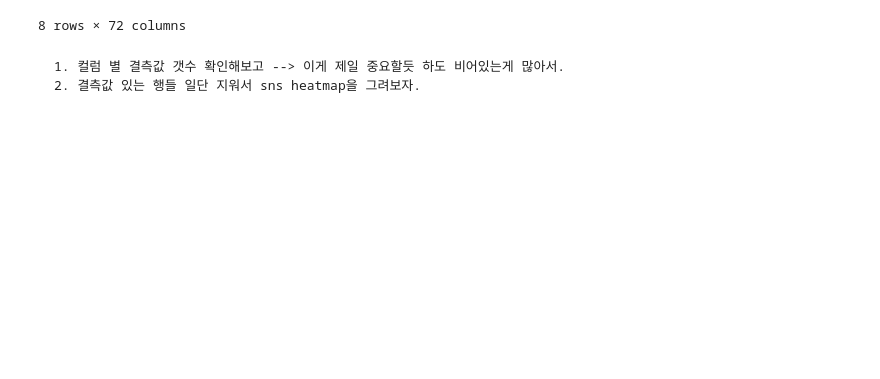
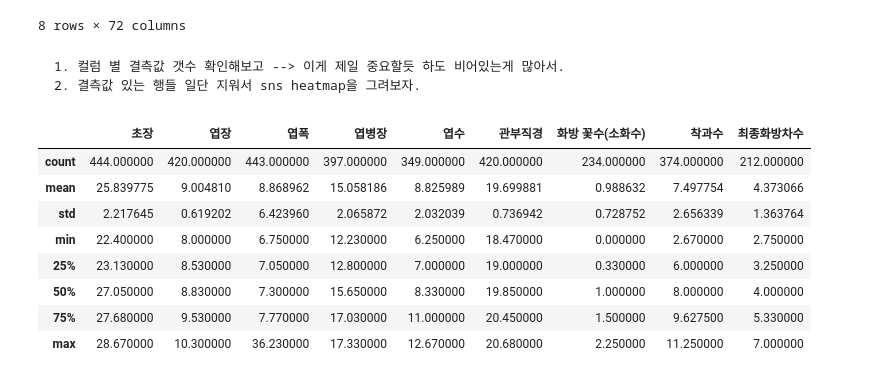
Before and after one commit to skdbsxir/DS-Studying, a Jupyter notebook: [NN Study]/[NLP Study]/[실무예제]/03. SF EDA (berry).ipynb, the cells around one changed output. Drawn from its saved outputs; the diff is of its cells as text; code cells hidden in the pictures; blank space fills up the shorter version.

```diff
--- a/[NN Study]/[NLP Study]/[실무예제]/03. SF EDA (berry).ipynb
+++ b/[NN Study]/[NLP Study]/[실무예제]/03. SF EDA (berry).ipynb
@@ -91,3 +91,15 @@ df.describe()
 # %% [markdown]
     1. 컬럼 별 결측값 갯수 확인해보고 --> 이게 제일 중요할듯 하도 비어있는게 많아서.
     2. 결측값 있는 행들 일단 지워서 sns heatmap을 그려보자.
+# %%
+df[target_col].describe()
+# %% [output]
+|  | 초장 | 엽장 | 엽폭 | 엽병장 | 엽수 | 관부직경 | 화방 꽃수(소화수) | 착과수 | 최종화방차수 |
+| count | 444.000000 | 420.000000 | 443.000000 | 397.000000 | 349.000000 | 420.000000 | 234.000000 | 374.000000 | 212.000000 |
+| mean | 25.839775 | 9.004810 | 8.868962 | 15.058186 | 8.825989 | 19.699881 | 0.988632 | 7.497754 | 4.373066 |
+| std | 2.217645 | 0.619202 | 6.423960 | 2.065872 | 2.032039 | 0.736942 | 0.728752 | 2.656339 | 1.363764 |
+| min | 22.400000 | 8.000000 | 6.750000 | 12.230000 | 6.250000 | 18.470000 | 0.000000 | 2.670000 | 2.750000 |
+| 25% | 23.130000 | 8.530000 | 7.050000 | 12.800000 | 7.000000 | 19.000000 | 0.330000 | 6.000000 | 3.250000 |
+| 50% | 27.050000 | 8.830000 | 7.300000 | 15.650000 | 8.330000 | 19.850000 | 1.000000 | 8.000000 | 4.000000 |
+| 75% | 27.680000 | 9.530000 | 7.770000 | 17.030000 | 11.000000 | 20.450000 | 1.500000 | 9.627500 | 5.330000 |
+| max | 28.670000 | 10.300000 | 36.230000 | 17.330000 | 12.670000 | 20.680000 | 2.250000 | 11.250000 | 7.000000 |
```
Also changed, not shown: parts of 11 cells of this notebook.
